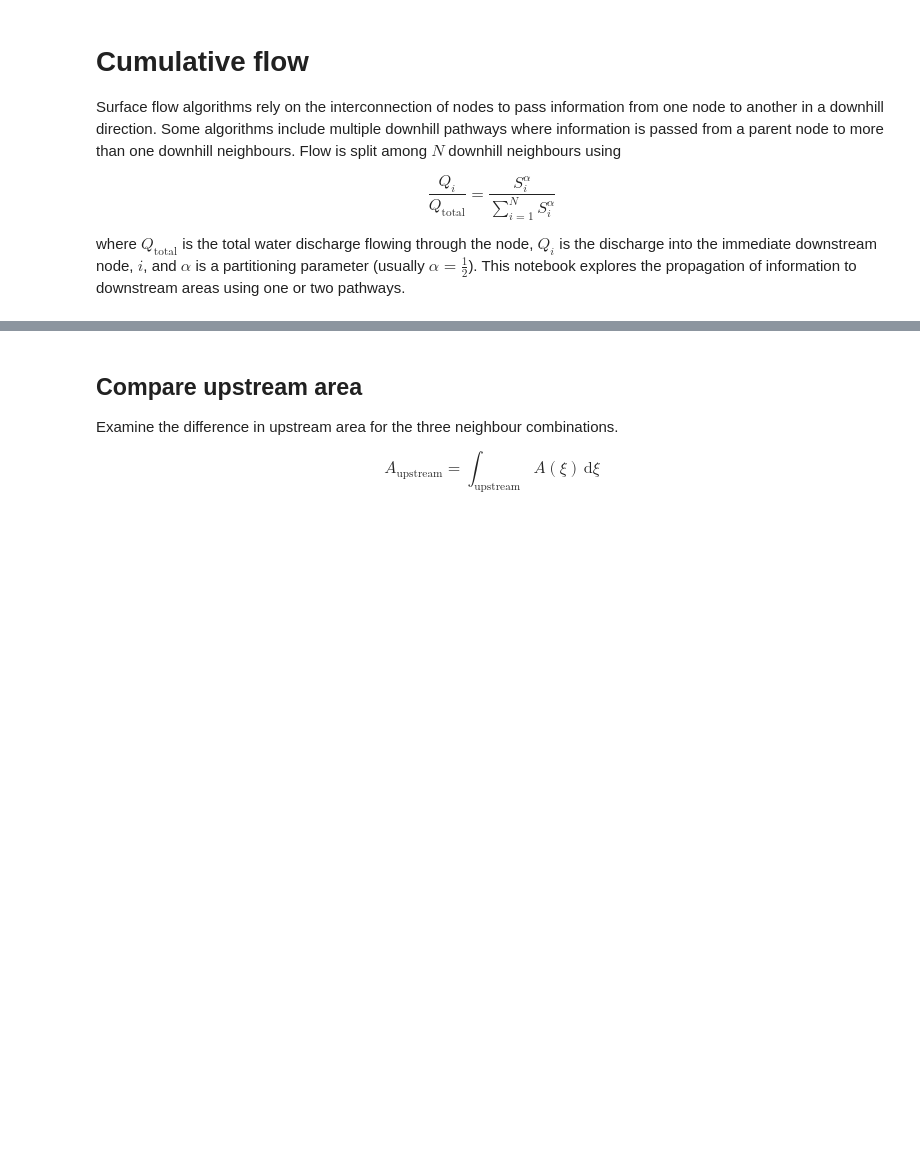
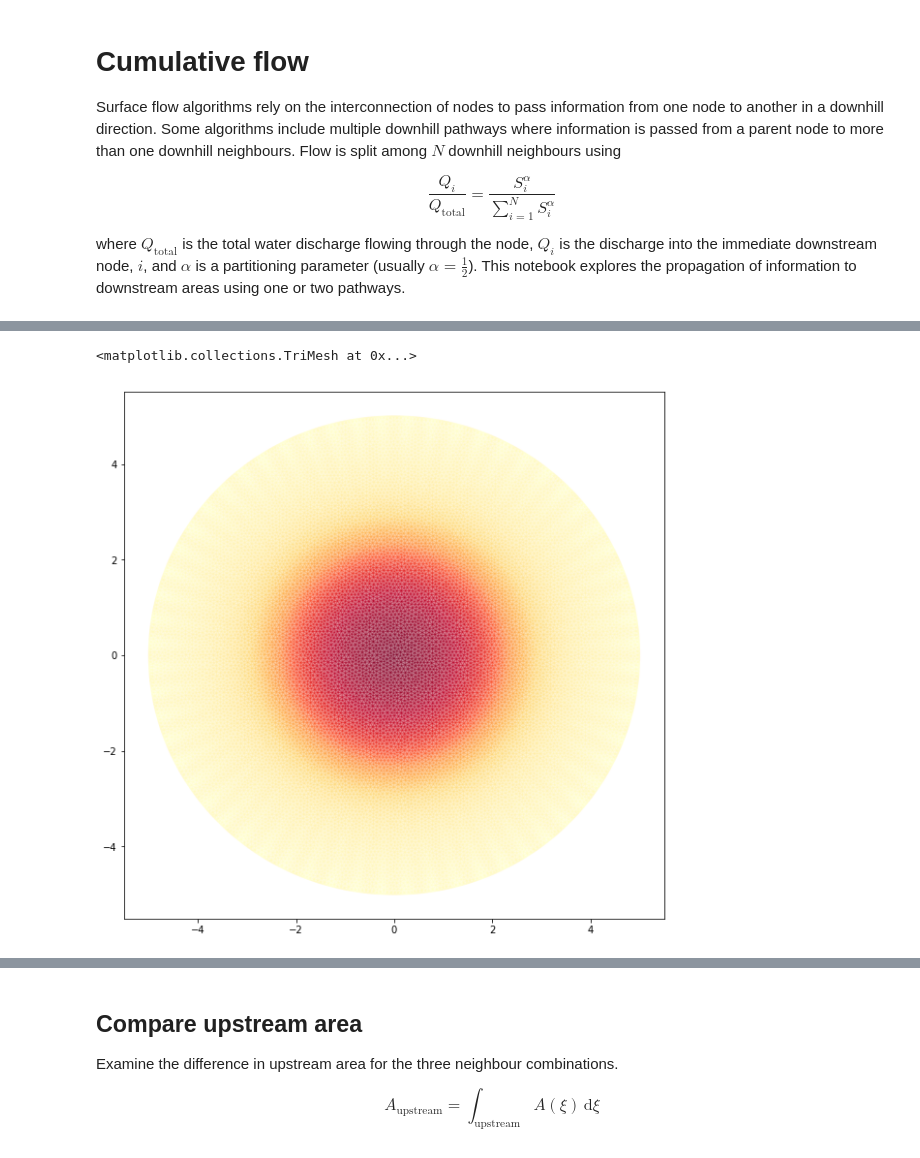
Before and after one commit to underworldcode/quagmire, a Jupyter notebook: Notebooks/cumulative flow.ipynb, the cells around one changed output, grey strips where cells are left out. Cells and saved outputs as stored; diff of their text form; code cells hidden in the pictures; blank space fills up the shorter version.

```diff
--- a/Notebooks/cumulative flow.ipynb
+++ b/Notebooks/cumulative flow.ipynb
@@ -43,0 +53,7 @@ The `downhillMat` matrix houses the downstream neighbour network. It is the (wei
+# %%
+fig, (ax1) = plt.subplots(1,1, figsize=(10,10))
+ax1.tripcolor(x, y, mesh.tri.simplices, height, cmap='YlOrRd',
+              shading='gouraud', alpha=0.5, zorder=1)
+# %% [output]
+<matplotlib.collections.TriMesh at 0x...>
+[figure, added]
```
Also changed, not shown: parts of 31 cells of this notebook, 2 other files.
